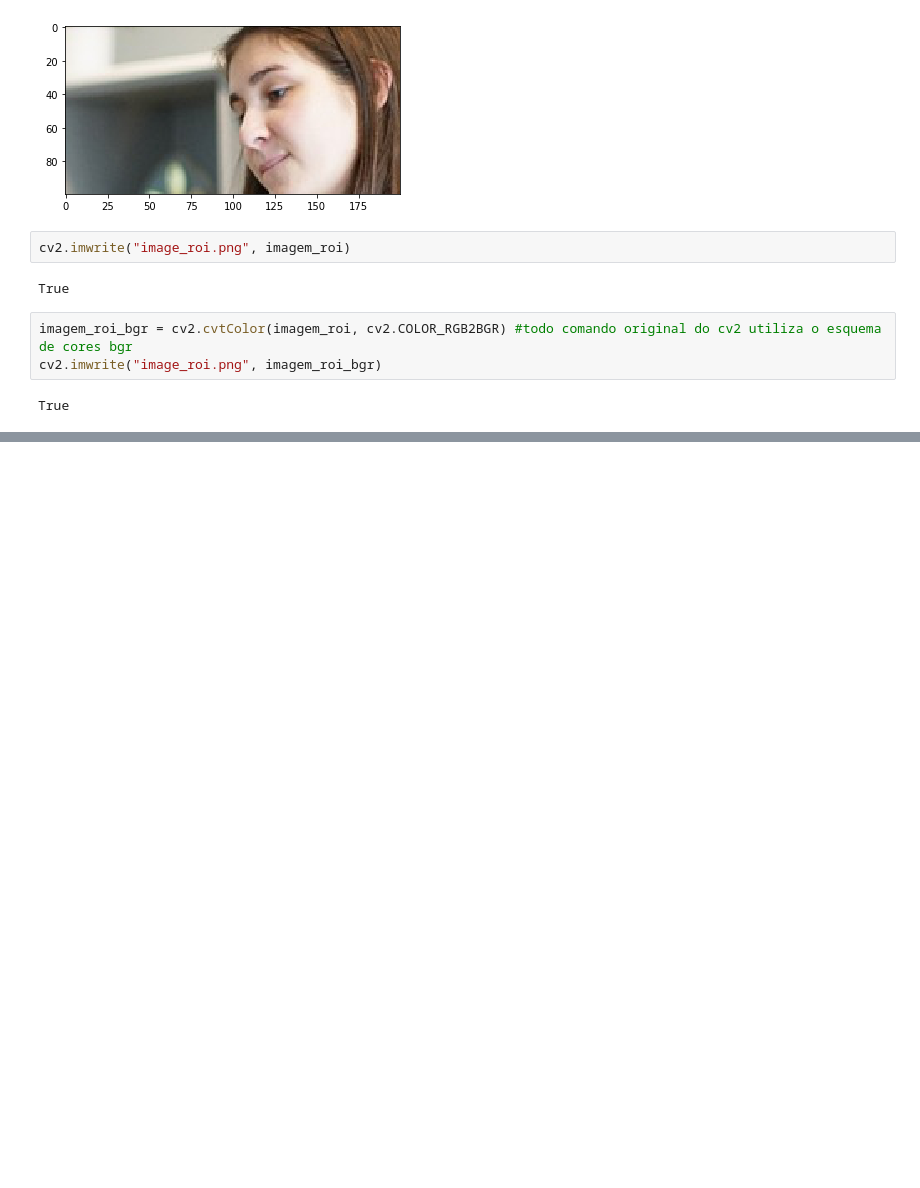
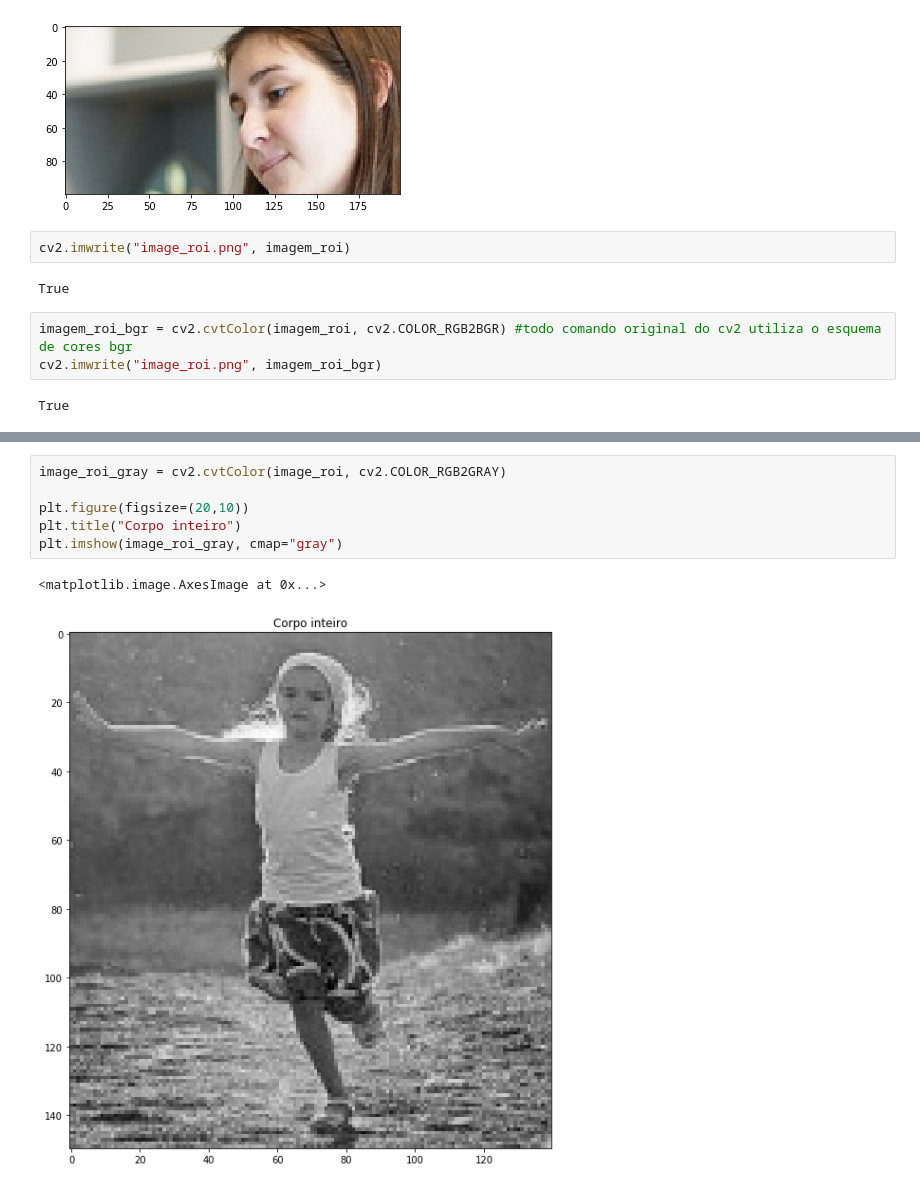
Before and after one commit to bruno-negreiros/alura-classificacao-de-faces, a Jupyter notebook: Análise e Classificação de Faces - Visão Computacional com OpenCV.ipynb, the cells around one changed output, grey strips where cells are left out. Drawn from its saved outputs; the diff is of its cells as text; blank space fills up the shorter version.

```diff
--- a/Análise e Classificação de Faces - Visão Computacional com OpenCV.ipynb
+++ b/Análise e Classificação de Faces - Visão Computacional com OpenCV.ipynb
@@ -64,0 +85,9 @@ True
+# %%
+image_roi_gray = cv2.cvtColor(image_roi, cv2.COLOR_RGB2GRAY)
+
+plt.figure(figsize=(20,10))
+plt.title("Corpo inteiro")
+plt.imshow(image_roi_gray, cmap="gray")
+# %% [output]
+<matplotlib.image.AxesImage at 0x...>
+[figure, added]
```
Also changed, not shown: parts of 4 cells of this notebook, 1 other file.
